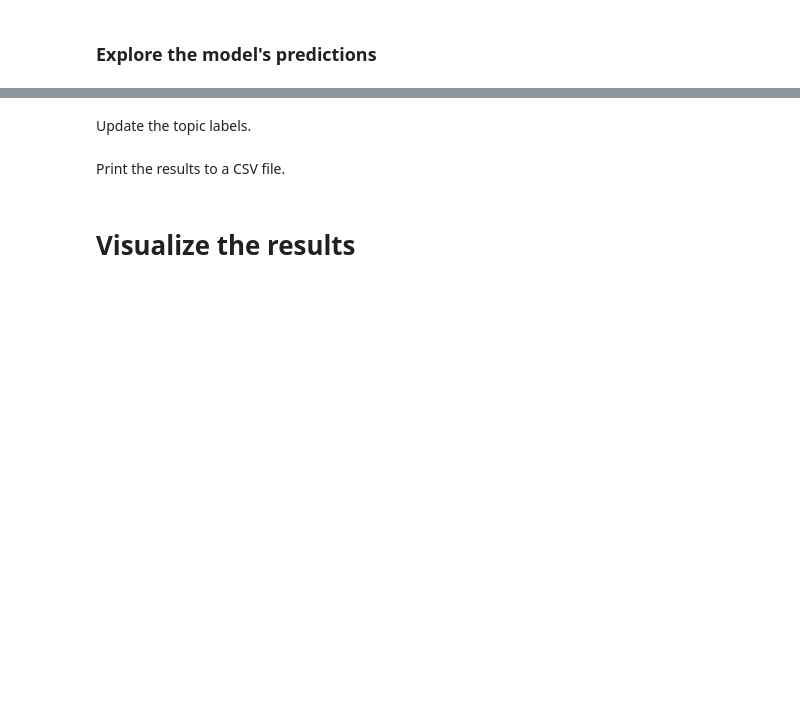
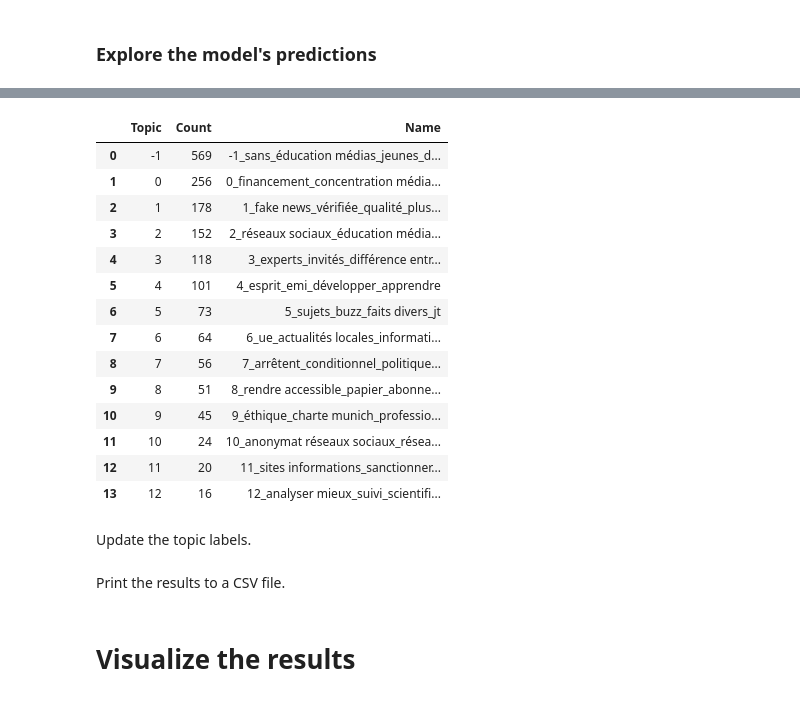
Before and after one commit to medialab/DeFacto, a Jupyter notebook: consultation/consultation_analysis_notebook.ipynb, the cells around one changed output, grey strips where cells are left out. Cells and saved outputs as stored; diff of their text form; code cells hidden in the pictures; blank space fills up the shorter version.

```diff
--- a/consultation/consultation_analysis_notebook.ipynb
+++ b/consultation/consultation_analysis_notebook.ipynb
@@ -113,7 +113,7 @@ def set_model_parameters(embedding_model):
         ctfidf_model=ctfidf_model,
         diversity=0.5,
         n_gram_range=(1,3),
-        nr_topics='auto',
+        nr_topics='auto'
     )
 # %% [markdown]
 # Fit the topic model
@@ -209,2 +279,22 @@ topic_model.visualize_documents(docs, reduced_embeddings=reduced_embeddings).sho
+# %%
+topics_to_merge = [[5,14,16,],[0,9],[8,13]]
+new_topic_model.merge_topics(docs, topics_to_merge)
+new_topic_model.get_topic_info()
+# %% [output]
+|  | Topic | Count | Name |
+| 0 | -1 | 569 | -1_sans_éducation médias_jeunes_d... |
+| 1 | 0 | 256 | 0_financement_concentration média... |
+| 2 | 1 | 178 | 1_fake news_vérifiée_qualité_plus... |
+| 3 | 2 | 152 | 2_réseaux sociaux_éducation média... |
+| 4 | 3 | 118 | 3_experts_invités_différence entr... |
+| 5 | 4 | 101 | 4_esprit_emi_développer_apprendre |
+| 6 | 5 | 73 | 5_sujets_buzz_faits divers_jt |
+| 7 | 6 | 64 | 6_ue_actualités locales_informati... |
+| 8 | 7 | 56 | 7_arrêtent_conditionnel_politique... |
+| 9 | 8 | 51 | 8_rendre accessible_papier_abonne... |
+| 10 | 9 | 45 | 9_éthique_charte munich_professio... |
+| 11 | 10 | 24 | 10_anonymat réseaux sociaux_résea... |
+| 12 | 11 | 20 | 11_sites informations_sanctionner... |
+| 13 | 12 | 16 | 12_analyser mieux_suivi_scientifi... |
 # %% [markdown]
 Update the topic labels.
```
Also changed, not shown: parts of 16 cells of this notebook, 18 other files.
